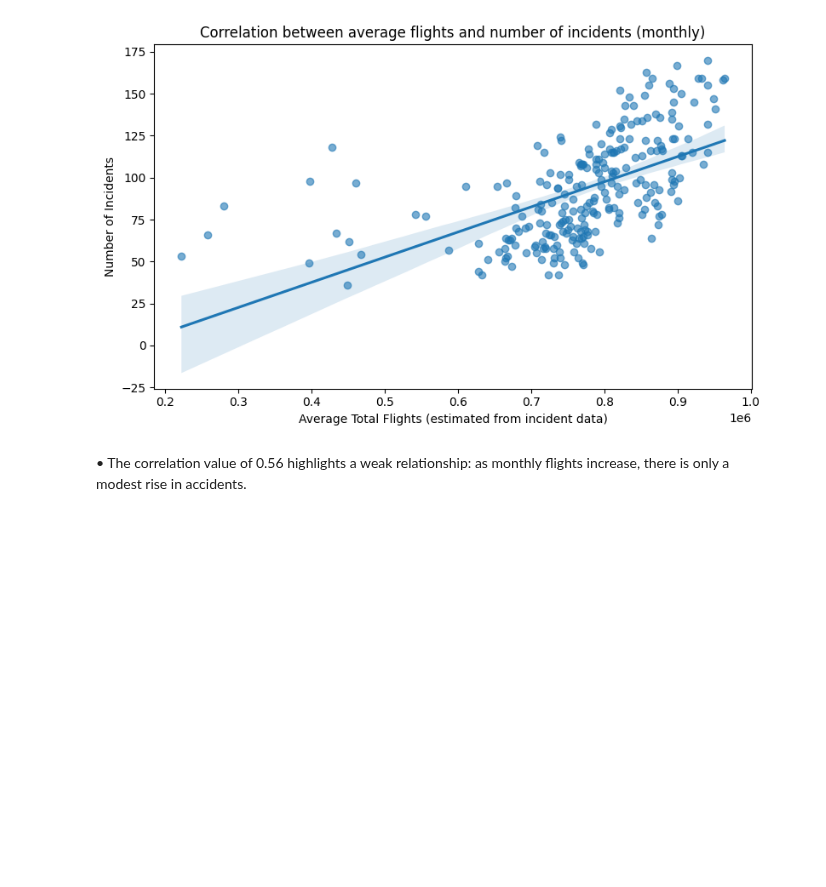
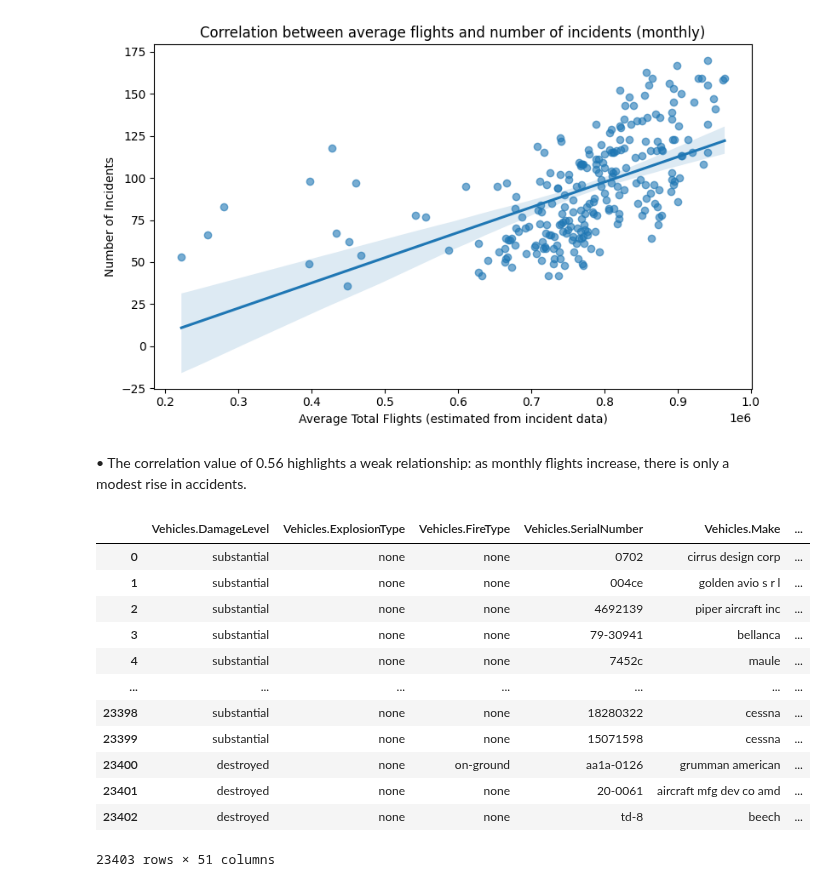
Before and after one commit to tratom/fcul-ipai-project, a Jupyter notebook: project.ipynb, the cells around one changed output. Cells and saved outputs as stored; diff of their text form; code cells hidden in the pictures; blank space fills up the shorter version.

```diff
--- a/project.ipynb
+++ b/project.ipynb
@@ -1599,6 +1608,7 @@ plt.show()
 # %%
 # Loading the datasets
 df_ntsb = pd.read_pickle('data_sources/fused/aviation_accident_integrated.pkl')
+df = df_ntsb.copy()
 # %%
 # 1. Parsing date and extracting year/month
 df_ntsb['EventDate'] = pd.to_datetime(df_ntsb['EventDate'], errors='coerce')
@@ -1635,3 +1645,19 @@ Correlation between monthly average flights and number of incidents: 0.5662
 [figure]
 # %% [markdown]
 • The correlation value of 0.56 highlights a weak relationship: as monthly flights increase, there is only a modest rise in accidents.
+# %%
+display(df)
+# %% [output]
+|  | Vehicles.DamageLevel | Vehicles.ExplosionType | Vehicles.FireType | Vehicles.SerialNumber | Vehicles.Make | ... |
+| 0 | substantial | none | none | 0702 | cirrus design corp | ... |
+| 1 | substantial | none | none | 004ce | golden avio s r l | ... |
+| 2 | substantial | none | none | 4692139 | piper aircraft inc | ... |
+| 3 | substantial | none | none | 79-30941 | bellanca | ... |
+| 4 | substantial | none | none | 7452c | maule | ... |
+| ... | ... | ... | ... | ... | ... | ... |
+| 23398 | substantial | none | none | 18280322 | cessna | ... |
+| 23399 | substantial | none | none | 15071598 | cessna | ... |
+| 23400 | destroyed | none | on-ground | aa1a-0126 | grumman american | ... |
+| 23401 | destroyed | none | none | 20-0061 | aircraft mfg dev co amd | ... |
+| 23402 | destroyed | none | none | td-8 | beech | ... |
+23403 rows × 51 columns
```
Also changed, not shown: parts of 26 cells of this notebook.
